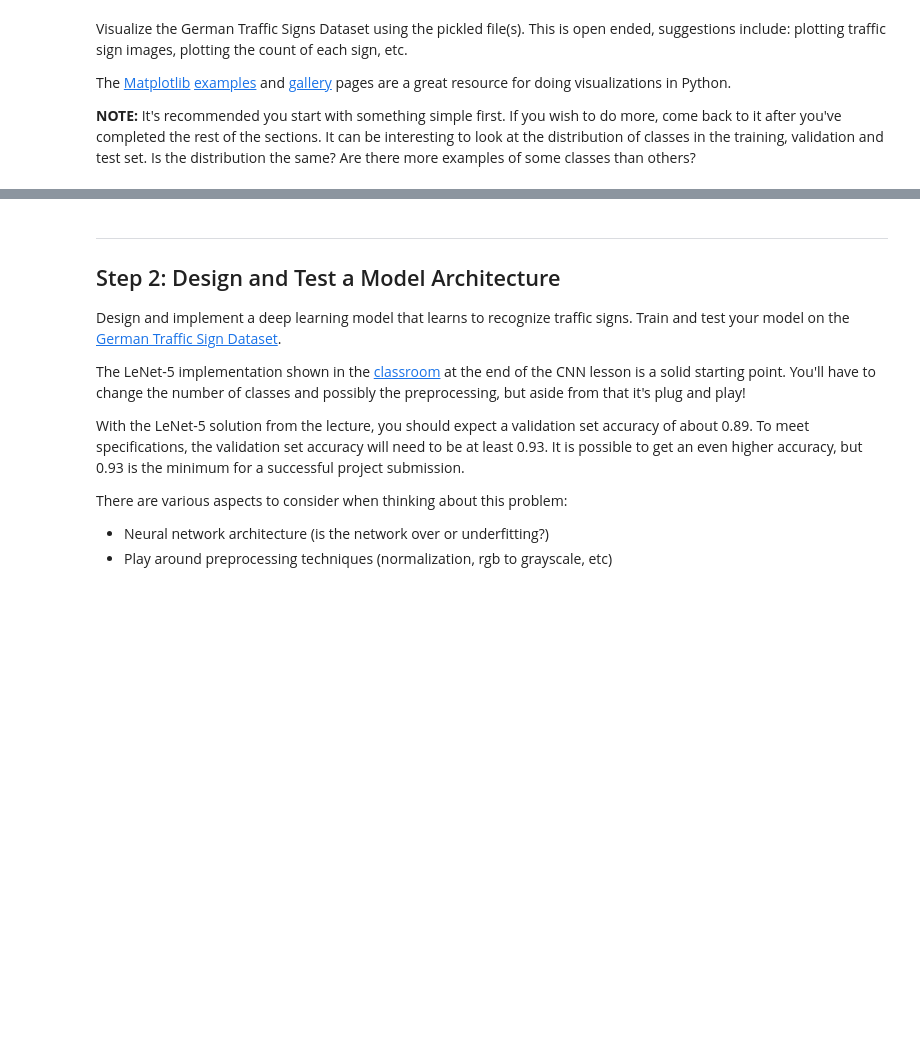
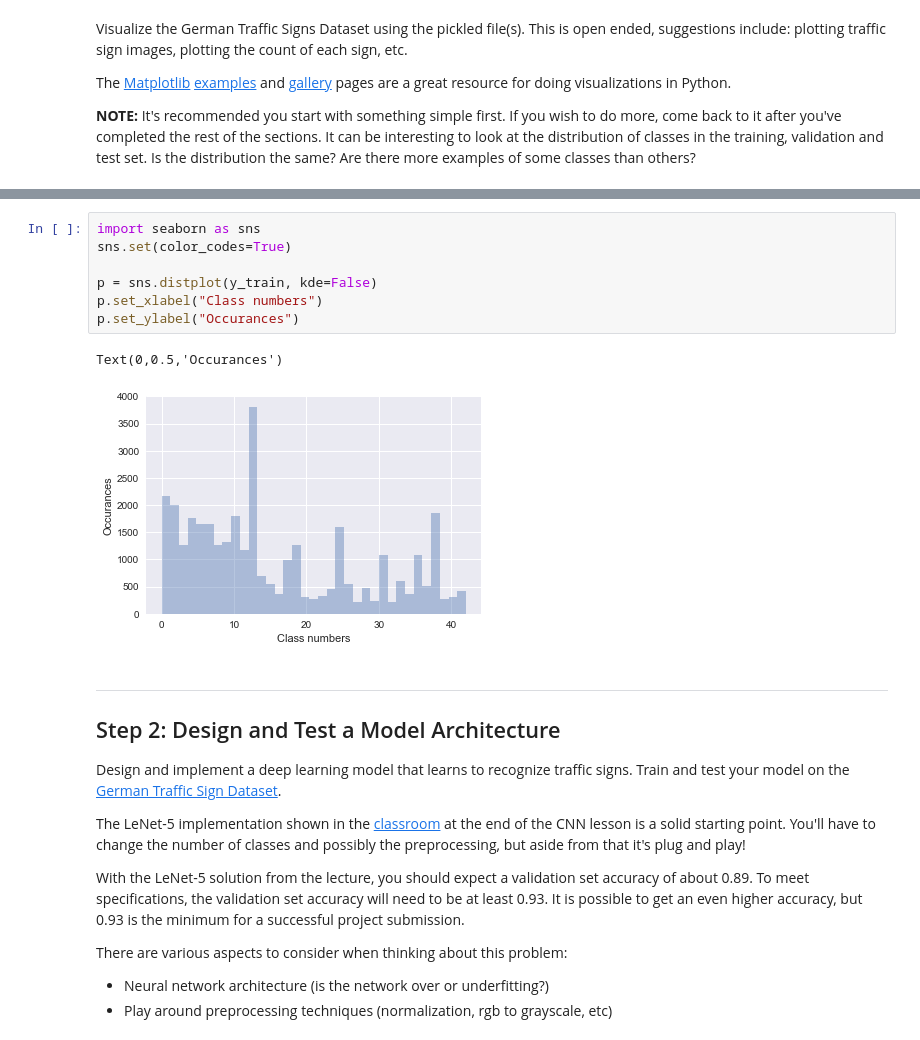
Before and after one commit to alexfjw/CarND-Traffic-Sign-Project, a Jupyter notebook: Traffic_Sign_Classifier.ipynb, the cells around one changed output, grey strips where cells are left out. Saved outputs shown, nothing was run; the diff lists cells and outputs as text; blank space fills up the shorter version.

```diff
--- a/Traffic_Sign_Classifier.ipynb
+++ b/Traffic_Sign_Classifier.ipynb
@@ -114,3 +116,13 @@ for idx, item in enumerate(to_show):
+# %%
+import seaborn as sns
+sns.set(color_codes=True)
+
+p = sns.distplot(y_train, kde=False)
+p.set_xlabel("Class numbers")
+p.set_ylabel("Occurances")
+# %% [output]
+Text(0,0.5,'Occurances')
+[figure, added]
 # %% [markdown]
 ----
 
```
Also changed, not shown: parts of 2 cells of this notebook, 10 other files.
